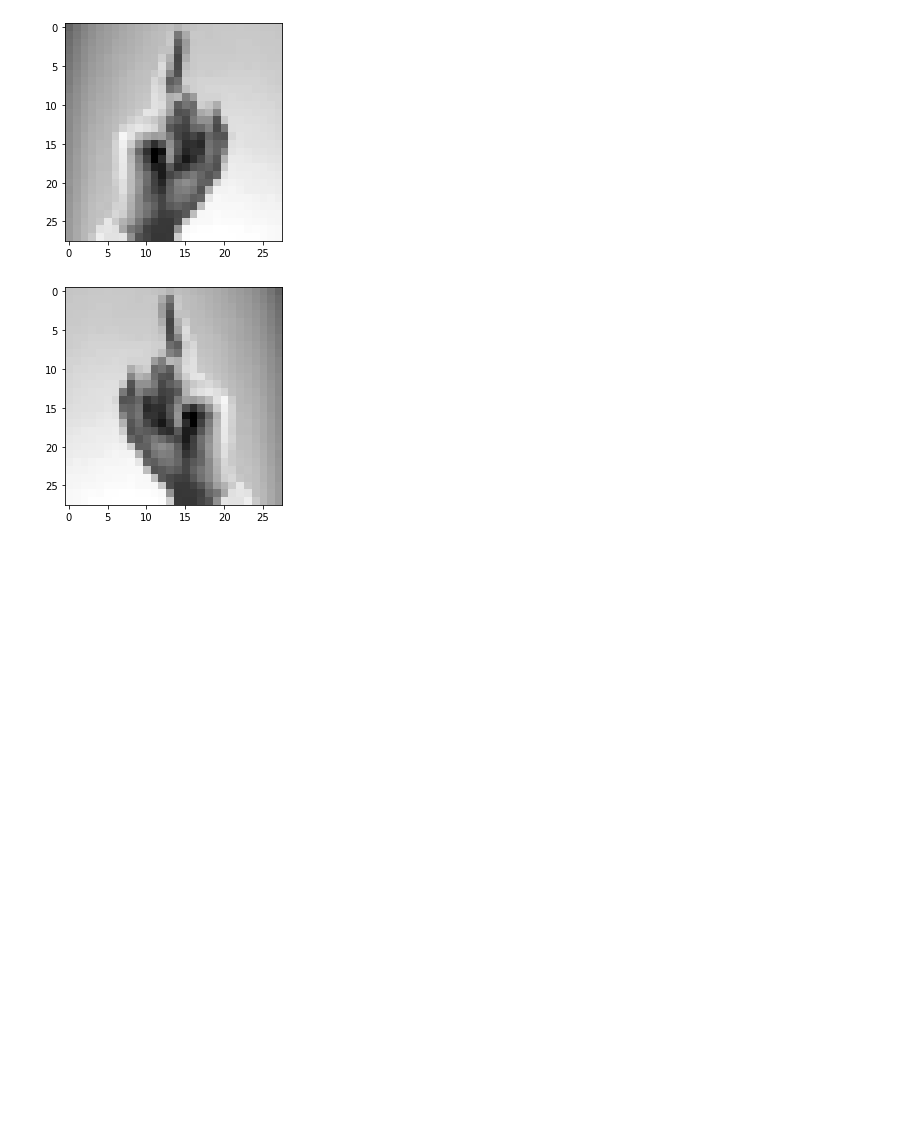
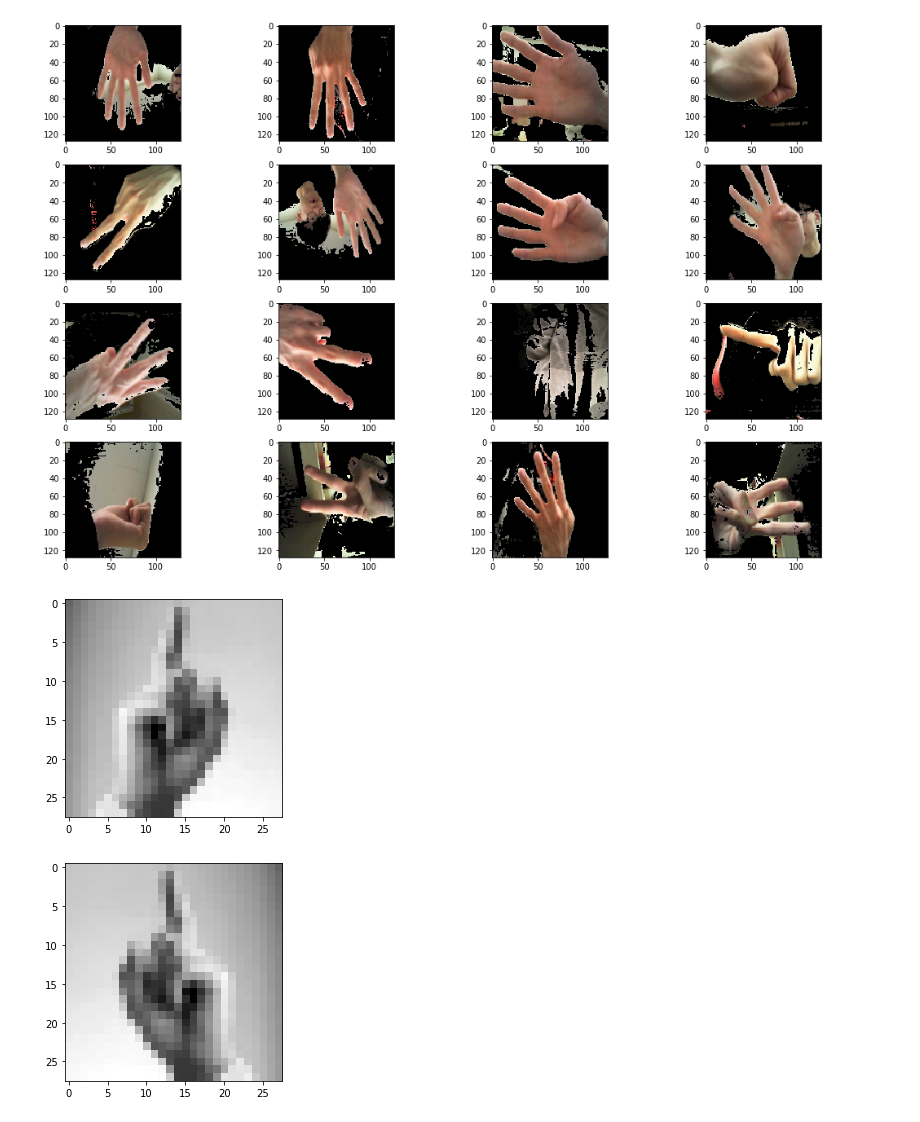
Before and after one commit to wayexists02/hanyang-erica-robot-programming, a Jupyter notebook: server/catkin_src/hand_recognition/scripts/test_data.ipynb, the cells around one changed output. Saved outputs shown, nothing was run; the diff lists cells and outputs as text; code cells hidden in the pictures; blank space fills up the shorter version.

```diff
--- a/server/catkin_src/hand_recognition/scripts/test_data.ipynb
+++ b/server/catkin_src/hand_recognition/scripts/test_data.ipynb
@@ -49,11 +65,0 @@ plt.show()
-# %%
-plt.figure(figsize=(18, 12))
-
-for i in range(16):
-    r = np.random.randint(27455)
-
-    plt.subplot(4, 4, i+1)
-    plt.imshow(x_train[r], cmap="gray")
-    print(y_train[r])
-
-plt.show()
@@ -73,3 +101,27 @@ x_train.max()
+# %%
+min_lim = (0, 20, 10)
+max_lim = (50, 200, 255)
+
+plt.figure(figsize=(18, 12))
+
+cnt = 1
+for i in np.random.randint(0, 64, size=(16)):
+    img = x[i]
+    img = np.transpose(img, (1, 2, 0))
+    img = img*128 + 128
+    img = img.astype(np.uint8)
+
+    img_hsv = cv2.cvtColor(img, cv2.COLOR_RGB2HSV)
+    img_skin_mask = cv2.inRange(img_hsv, min_lim, max_lim)
+    img_skin_mask = np.stack([img_skin_mask, img_skin_mask, img_skin_mask], axis=-1)
+
+    img_skin = cv2.bitwise_and(img, img_skin_mask)
+
+    plt.subplot(4, 4, cnt)
+    plt.imshow(img_skin)
+    cnt += 1
+# %% [output]
+[figure, added]
 # %%
 plt.imshow(x_train[0], cmap="gray")
 plt.show()
```
Also changed, not shown: parts of 20 cells of this notebook, 13 other files.
